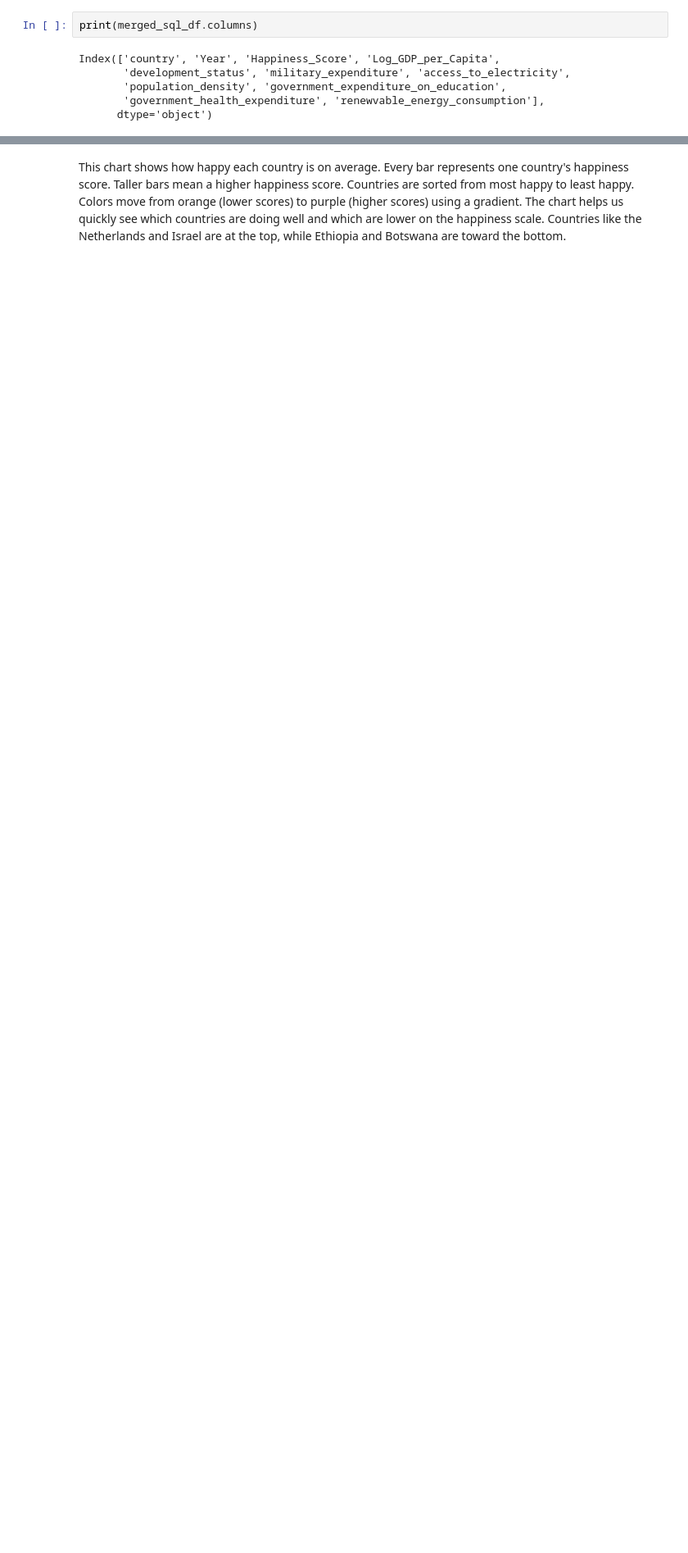
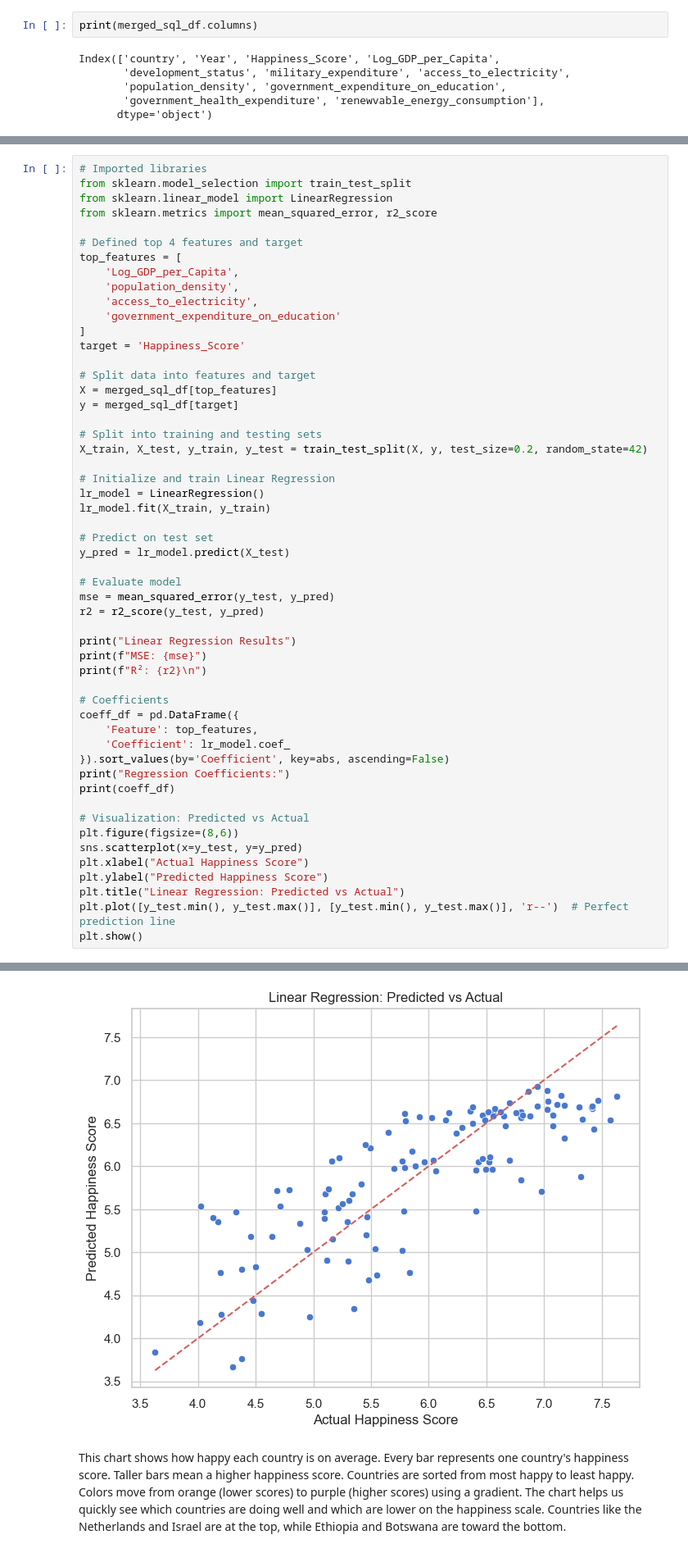
Before and after one commit to oliv-1990/HAPPY, a Jupyter notebook: happy_analysis.ipynb, the cells around one changed output, grey strips where cells are left out. Shown at 82% size. Saved outputs shown, nothing was run; the diff lists cells and outputs as text; blank space fills up the shorter version.

```diff
--- a/happy_analysis.ipynb
+++ b/happy_analysis.ipynb
@@ -1013,0 +1085,54 @@ Index(['country', 'Year', 'Happiness_Score', 'Log_GDP_per_Capita',
+# %%
+# Imported libraries
+from sklearn.model_selection import train_test_split
+from sklearn.linear_model import LinearRegression
+from sklearn.metrics import mean_squared_error, r2_score
+
+# Defined top 4 features and target
+top_features = [
+    'Log_GDP_per_Capita',
+    'population_density',
+    'access_to_electricity',
+    'government_expenditure_on_education'
+]
+target = 'Happiness_Score'
+
+# Split data into features and target
+X = merged_sql_df[top_features]
+y = merged_sql_df[target]
+
+# Split into training and testing sets
+X_train, X_test, y_train, y_test = train_test_split(X, y, test_size=0.2, random_state=42)
+
+# Initialize and train Linear Regression
+lr_model = LinearRegression()
+lr_model.fit(X_train, y_train)
+
+# Predict on test set
+y_pred = lr_model.predict(X_test)
+
+# Evaluate model
+mse = mean_squared_error(y_test, y_pred)
+r2 = r2_score(y_test, y_pred)
+
+print("Linear Regression Results")
+print(f"MSE: {mse}")
+print(f"R²: {r2}\n")
+
+# Coefficients
+coeff_df = pd.DataFrame({
+    'Feature': top_features,
+    'Coefficient': lr_model.coef_
+}).sort_values(by='Coefficient', key=abs, ascending=False)
+print("Regression Coefficients:")
+print(coeff_df)
+
+# Visualization: Predicted vs Actual
+plt.figure(figsize=(8,6))
+sns.scatterplot(x=y_test, y=y_pred)
+plt.xlabel("Actual Happiness Score")
+plt.ylabel("Predicted Happiness Score")
+plt.title("Linear Regression: Predicted vs Actual")
+plt.plot([y_test.min(), y_test.max()], [y_test.min(), y_test.max()], 'r--')  # Perfect prediction line
+plt.show()
+# %% [output]
@@ -1014,3 +1149,4 @@ Index(['country', 'Year', 'Happiness_Score', 'Log_GDP_per_Capita',
+[figure, added]
 # %% [markdown]
 
 This chart shows how happy each country is on average. Every bar represents one country's happiness score. Taller bars mean a higher happiness score. Countries are sorted from most happy to least happy. Colors move from orange (lower scores) to purple (higher scores) using a gradient. The chart helps us quickly see which countries are doing well and which are lower on the happiness scale. Countries like the Netherlands and Israel are at the top, while Ethiopia and Botswana are toward the bottom.
```
Also changed, not shown: parts of 7 cells of this notebook, 1 other file.
